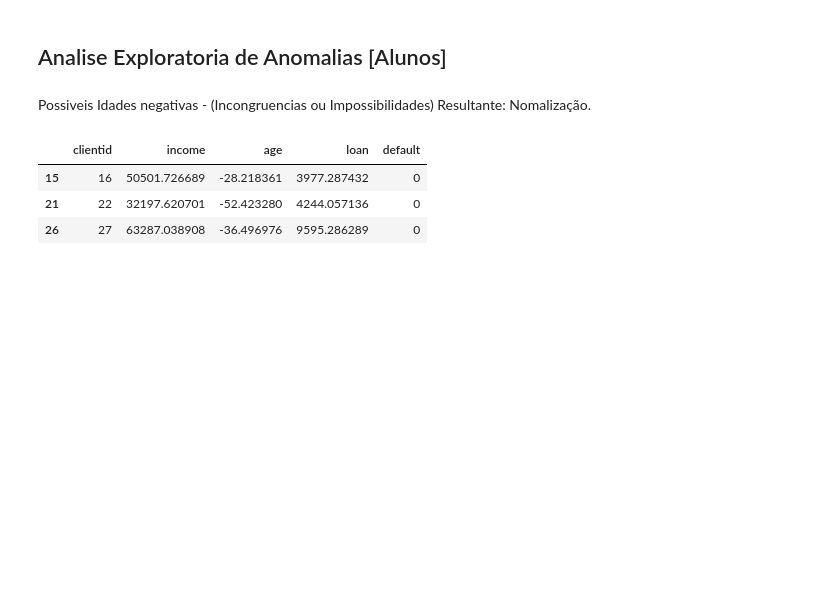
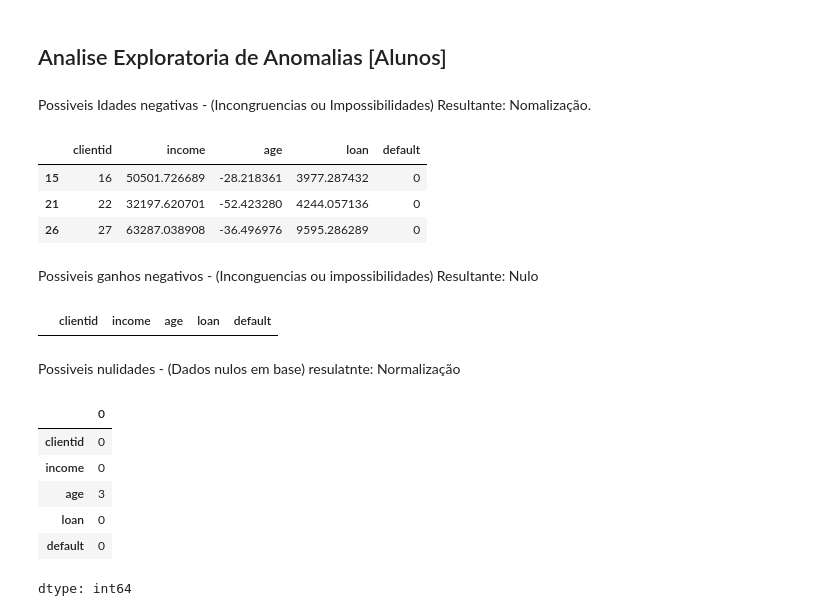
Before and after one commit to LuizGustavoReis/am-t4-s1a2026, a Jupyter notebook: aula0407_amt4.ipynb, the cells around one changed output. Drawn from its saved outputs; the diff is of its cells as text; code cells hidden in the pictures; blank space fills up the shorter version.

```diff
--- a/aula0407_amt4.ipynb
+++ b/aula0407_amt4.ipynb
@@ -61,3 +61,21 @@ base_credit.loc[base_credit['age'] < 0]
 | 15 | 16 | 50501.726689 | -28.218361 | 3977.287432 | 0 |
 | 21 | 22 | 32197.620701 | -52.423280 | 4244.057136 | 0 |
 | 26 | 27 | 63287.038908 | -36.496976 | 9595.286289 | 0 |
+# %% [markdown]
+Possiveis ganhos negativos - (Inconguencias ou impossibilidades) Resultante: Nulo
+# %%
+base_credit.loc[base_credit['income'] < 0]
+# %% [output]
+|  | clientid | income | age | loan | default |
+# %% [markdown]
+Possiveis nulidades - (Dados nulos em base) resulatnte: Normalização
+# %%
+base_credit.isnull().sum()
+# %% [output]
+|  | 0 |
+| clientid | 0 |
+| income | 0 |
+| age | 3 |
+| loan | 0 |
+| default | 0 |
+dtype: int64
```
Also changed, not shown: parts of 3 cells of this notebook.
